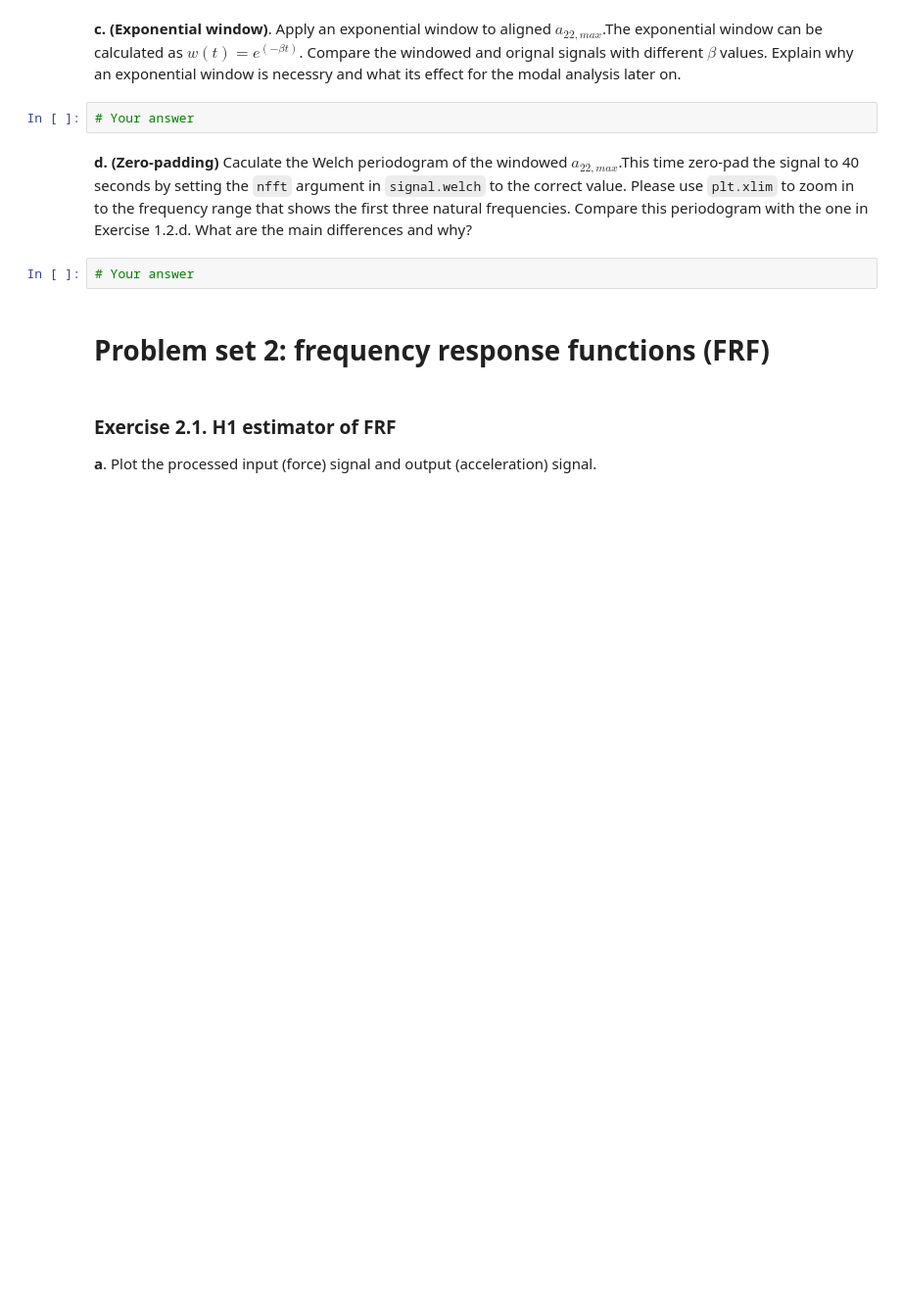
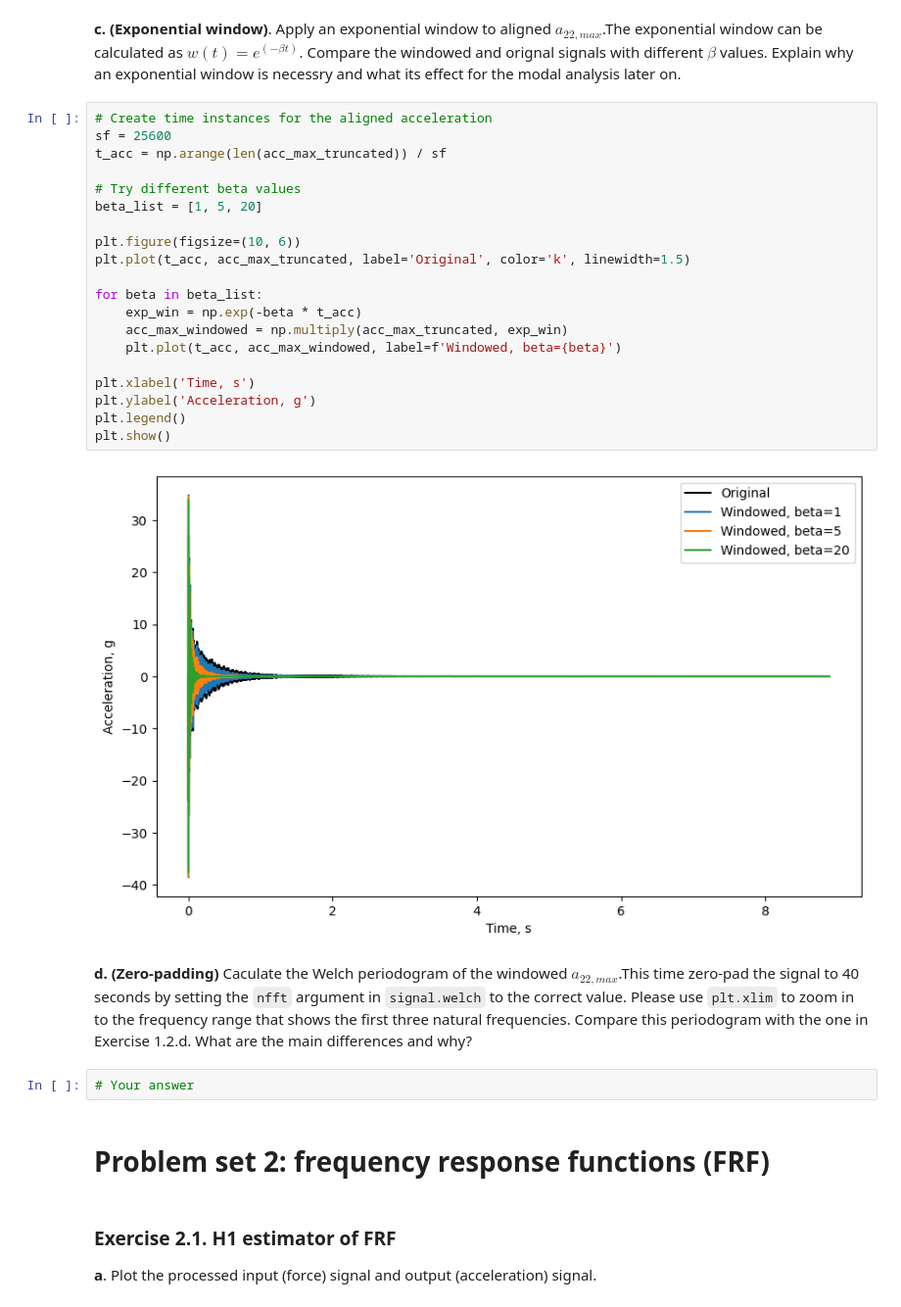
Before and after one commit to josems06-crypto/CIEM5110-U3-lab_assignment_2026, a Jupyter notebook: CIEM5110_U3_lab_assignment_template_for_report_2026.ipynb, the cells around one changed output. Shown at 98% size. Drawn from its saved outputs; the diff is of its cells as text; blank space fills up the shorter version.

```diff
--- a/CIEM5110_U3_lab_assignment_template_for_report_2026.ipynb
+++ b/CIEM5110_U3_lab_assignment_template_for_report_2026.ipynb
@@ -312,7 +364,27 @@ plt.show()
 # %% [markdown]
 **c. (Exponential window)**. Apply an exponential window to aligned $a_{22,max}$.The exponential window can be calculated as $w(t)=e^{(-\beta t)}$. Compare the windowed and orignal signals with different $\beta$ values. Explain why an exponential window is necessry and what its effect for the modal analysis later on.
-# %%
-# Your answer
+# %%
+# Create time instances for the aligned acceleration
+sf = 25600
+t_acc = np.arange(len(acc_max_truncated)) / sf
+
+# Try different beta values
+beta_list = [1, 5, 20]
+
+plt.figure(figsize=(10, 6))
+plt.plot(t_acc, acc_max_truncated, label='Original', color='k', linewidth=1.5)
+
+for beta in beta_list:
+    exp_win = np.exp(-beta * t_acc)
+    acc_max_windowed = np.multiply(acc_max_truncated, exp_win)
+    plt.plot(t_acc, acc_max_windowed, label=f'Windowed, beta={beta}')
+
+plt.xlabel('Time, s')
+plt.ylabel('Acceleration, g')
+plt.legend()
+plt.show()
+# %% [output]
+[figure, added]
 # %% [markdown]
 **d. (Zero-padding)** Caculate the Welch periodogram of the windowed $a_{22,max}$.This time zero-pad the signal to 40 seconds by setting the `nfft` argument in `signal.welch` to the correct value. Please use `plt.xlim` to zoom in to the frequency range that shows the first three natural frequencies. Compare this periodogram with the one in Exercise 1.2.d. What are the main differences and why?
 # %%
```
Also changed, not shown: parts of 3 cells of this notebook, 6 other files.
